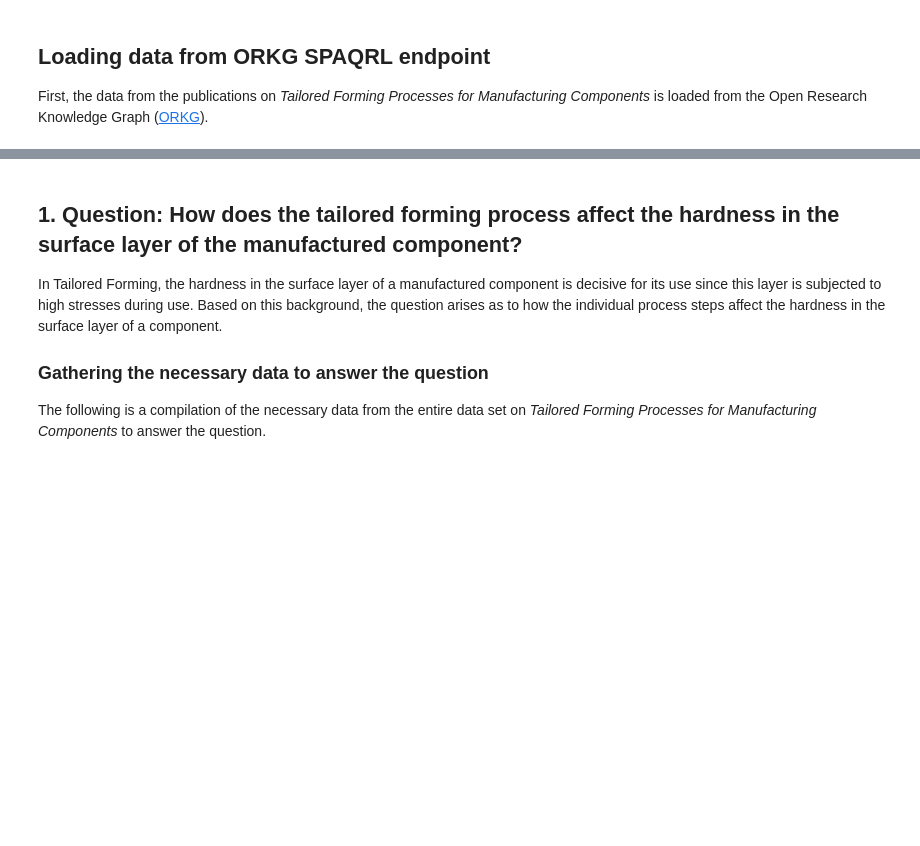
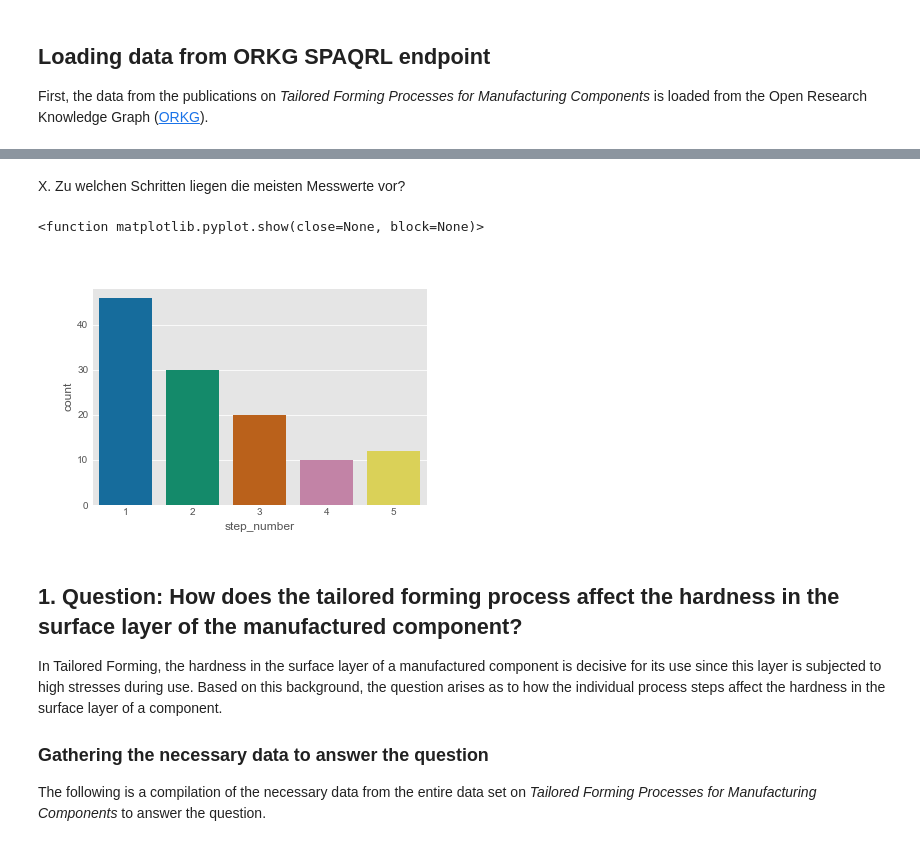
Before and after one commit to okarras/Jupyter-Notebooks, a Jupyter notebook: TailoredFormingAnalysis/tf_orkg.ipynb, the cells around one changed output, grey strips where cells are left out. Saved outputs shown, nothing was run; the diff lists cells and outputs as text; code cells hidden in the pictures; blank space fills up the shorter version.

Commit message:
added seaborn countplot

```diff
--- a/TailoredFormingAnalysis/tf_orkg.ipynb
+++ b/TailoredFormingAnalysis/tf_orkg.ipynb
@@ -112,6 +112,18 @@ tf_data.head()
 | 2 | http://orkg.org/orkg/resource/R14... | 1 Cladding Layer Component (100Cr6) | Bearing washer | 1 | Deposition welding | Plasma-transferred arc welding | Cladding layer | 100Cr6 | ... |
 | 3 | http://orkg.org/orkg/resource/R14... | 1 Cladding Layer Component (100Cr6) | Bearing washer | 1 | Deposition welding | Plasma-transferred arc welding | Cladding layer | 100Cr6 | ... |
 | 4 | http://orkg.org/orkg/resource/R14... | 1 Cladding Layer Component (100Cr6) | Bearing washer | 1 | Deposition welding | Plasma-transferred arc welding | Cladding layer | 100Cr6 | ... |
+# %% [markdown]
+X. Zu welchen Schritten liegen die meisten Messwerte vor?
+# %%
+%matplotlib widget
+import seaborn as sns
+import matplotlib.pyplot as plt
+
+sns.countplot(x='step_number', data=tf_data)
+plt.show
+# %% [output]
+<function matplotlib.pyplot.show(close=None, block=None)>
+[figure, added]
 # %% [markdown]
 ## 1. Question: How does the tailored forming process affect the hardness in the surface layer of the manufactured component?
 In Tailored Forming, the hardness in the surface layer of a manufactured component is decisive for its use since this layer is subjected to high stresses during use. Based on this background, the question arises as to how the individual process steps affect the hardness in the surface layer of a component.
```
Also changed, not shown: parts of 2 cells of this notebook, 1 other file.
